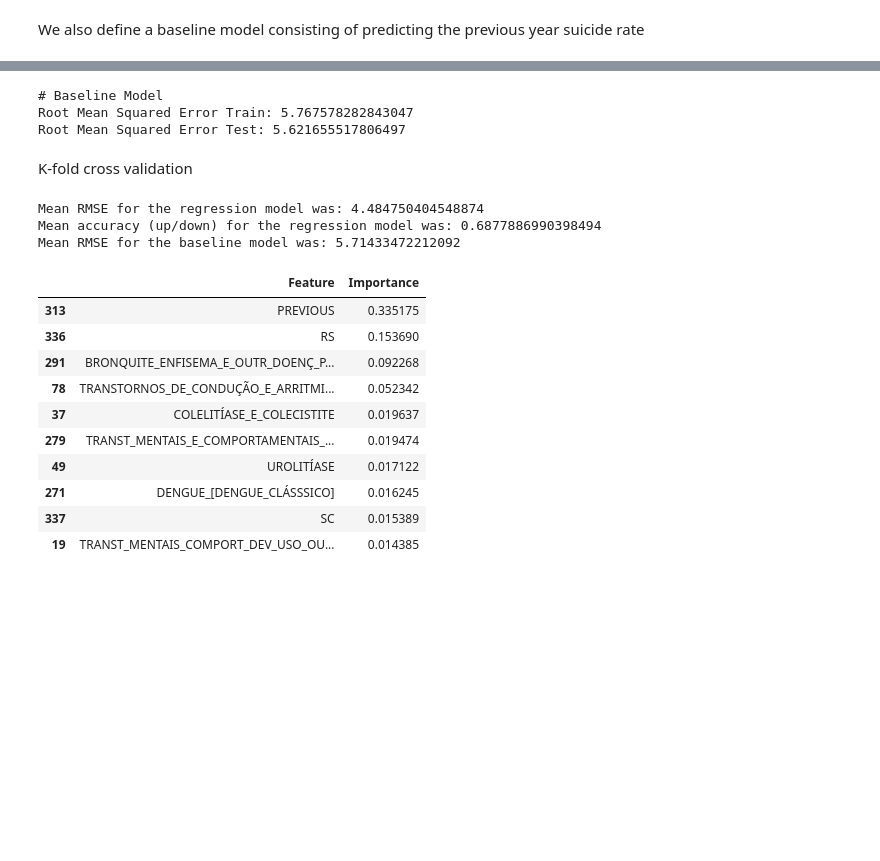
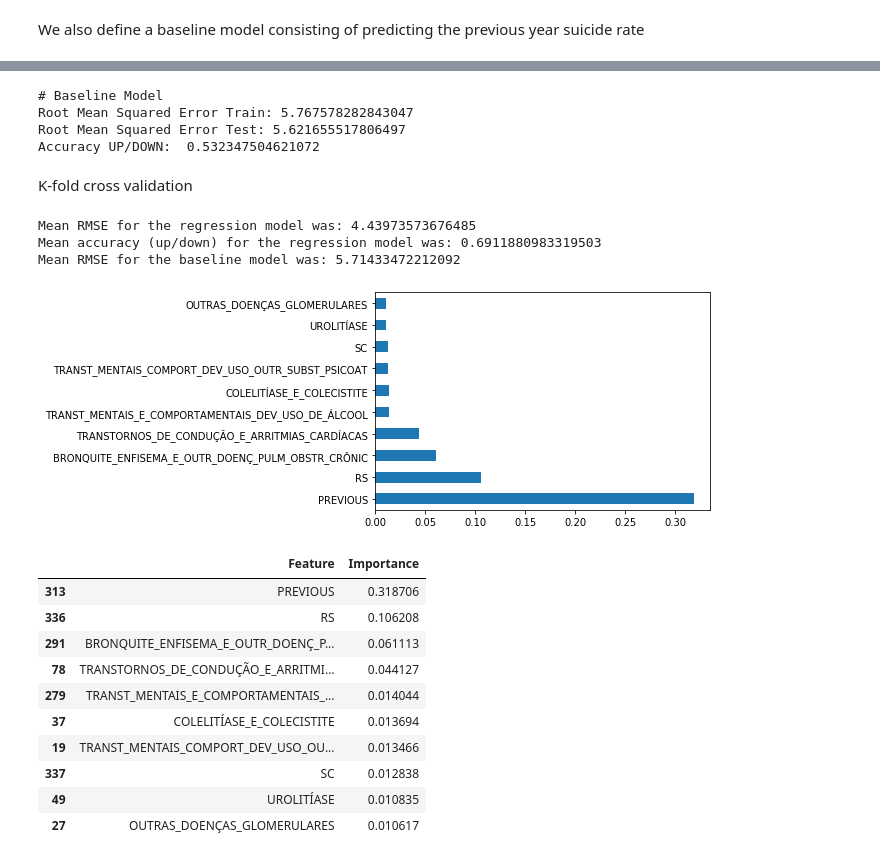
Before and after one commit to pypas/suicities-datasus, a Jupyter notebook: Models/Regression/regression_with_feature_selection_v2.ipynb, the cells around one changed output, grey strips where cells are left out. Drawn from its saved outputs; the diff is of its cells as text; code cells hidden in the pictures; blank space fills up the shorter version.

Commit message:
changes regression models v2 and v3

```diff
--- a/Models/Regression/regression_with_feature_selection_v2.ipynb
+++ b/Models/Regression/regression_with_feature_selection_v2.ipynb
@@ -147,8 +144,8 @@ X = final_zeros_df.drop(columns="RATE")
 X = X.fillna(0)
 y = final_zeros_df["RATE"]
 
-num_feat = 50
-corr_min_value = 0.05
+num_feat = 20
+corr_min_value = 0.1
 X.shape
 # %% [output]
 273
@@ -369,10 +388,12 @@ y_pred = X_test["PREVIOUS"]
 y_pred_train = X_train["PREVIOUS"]
 print("# Baseline Model")
 calcMetrics(y_train, y_pred_train, y_test, y_pred)
+calcUpMetrics(y_pred,y_test,X_test)
 # %% [output]
 # Baseline Model
 Root Mean Squared Error Train: 5.767578282843047
 Root Mean Squared Error Test: 5.621655517806497
+Accuracy UP/DOWN:  0.532347504621072
 # %% [markdown]
 K-fold cross validation
 # %%
@@ -411,22 +432,28 @@ print("Mean RMSE for the regression model was:", np.mean(rmse_regression))
 print("Mean accuracy (up/down) for the regression model was:", np.mean(accuracy_up_down))
 print("Mean RMSE for the baseline model was:", np.mean(rmse_baseline))
 # %% [output]
-Mean RMSE for the regression model was: 4.484750404548874
-Mean accuracy (up/down) for the regression model was: 0.6877886990398494
+Mean RMSE for the regression model was: 4.43973573676485
+Mean accuracy (up/down) for the regression model was: 0.6911880983319503
 Mean RMSE for the baseline model was: 5.71433472212092
 # %%
+import matplotlib.pyplot as plt
 importance = regressor.feature_importances_
-feature_importance_pd = pd.DataFrame({"Feature": X_train.columns, "Importance": importance}).sort_values(by="Importance", ascending=False)
-feature_importance_pd.head(10)
+feature_importance_df = pd.DataFrame({"Feature": X_train.columns, "Importance": importance}).sort_values(by="Importance", ascending=False)
+feature_importance_pd = pd.Series(importance, index=X_train.columns)
+
+feature_importance_pd.nlargest(10).plot(kind='barh')
+plt.show()
+feature_importance_df.head(10)
 # %% [output]
+[figure, added]
 |  | Feature | Importance |
-| 313 | PREVIOUS | 0.335175 |
-| 336 | RS | 0.153690 |
-| 291 | BRONQUITE_ENFISEMA_E_OUTR_DOENÇ_P... | 0.092268 |
-| 78 | TRANSTORNOS_DE_CONDUÇÃO_E_ARRITMI... | 0.052342 |
-| 37 | COLELITÍASE_E_COLECISTITE | 0.019637 |
-| 279 | TRANST_MENTAIS_E_COMPORTAMENTAIS_... | 0.019474 |
-| 49 | UROLITÍASE | 0.017122 |
-| 271 | DENGUE_[DENGUE_CLÁSSSICO] | 0.016245 |
-| 337 | SC | 0.015389 |
-| 19 | TRANST_MENTAIS_COMPORT_DEV_USO_OU... | 0.014385 |
+| 313 | PREVIOUS | 0.318706 |
+| 336 | RS | 0.106208 |
+| 291 | BRONQUITE_ENFISEMA_E_OUTR_DOENÇ_P... | 0.061113 |
+| 78 | TRANSTORNOS_DE_CONDUÇÃO_E_ARRITMI... | 0.044127 |
+| 279 | TRANST_MENTAIS_E_COMPORTAMENTAIS_... | 0.014044 |
+| 37 | COLELITÍASE_E_COLECISTITE | 0.013694 |
+| 19 | TRANST_MENTAIS_COMPORT_DEV_USO_OU... | 0.013466 |
+| 337 | SC | 0.012838 |
+| 49 | UROLITÍASE | 0.010835 |
+| 27 | OUTRAS_DOENÇAS_GLOMERULARES | 0.010617 |
```
Also changed, not shown: parts of 14 cells of this notebook, 2 other files.
